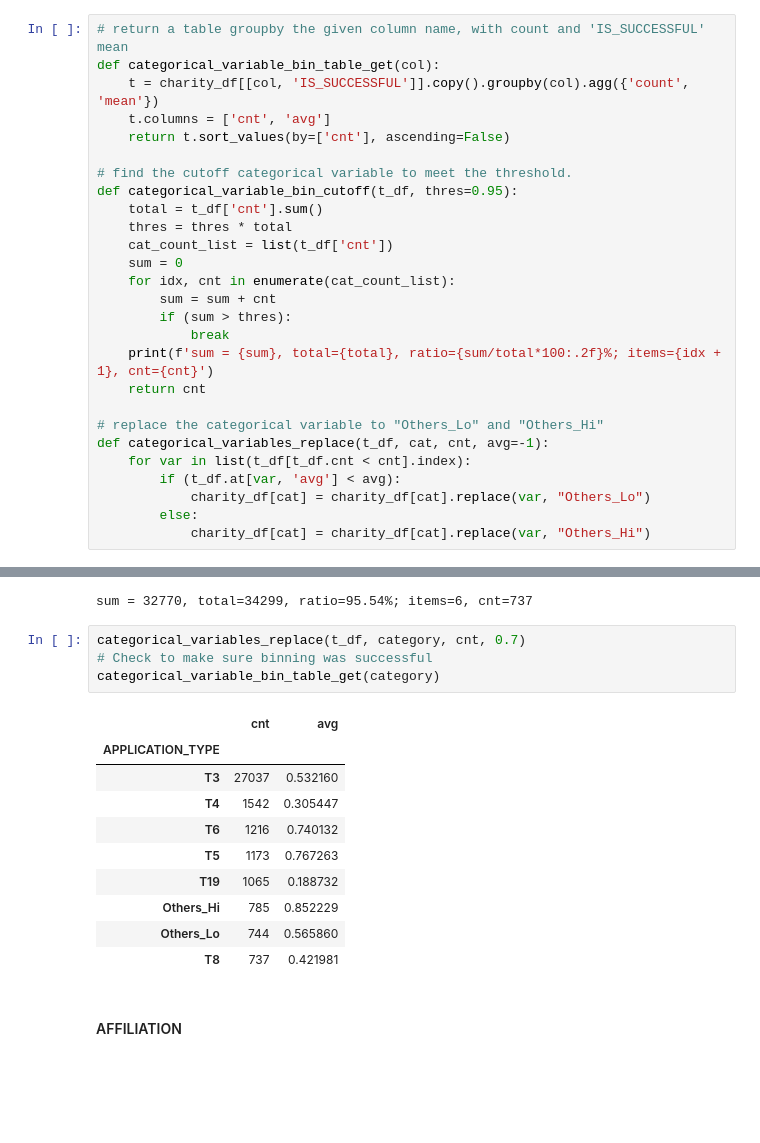
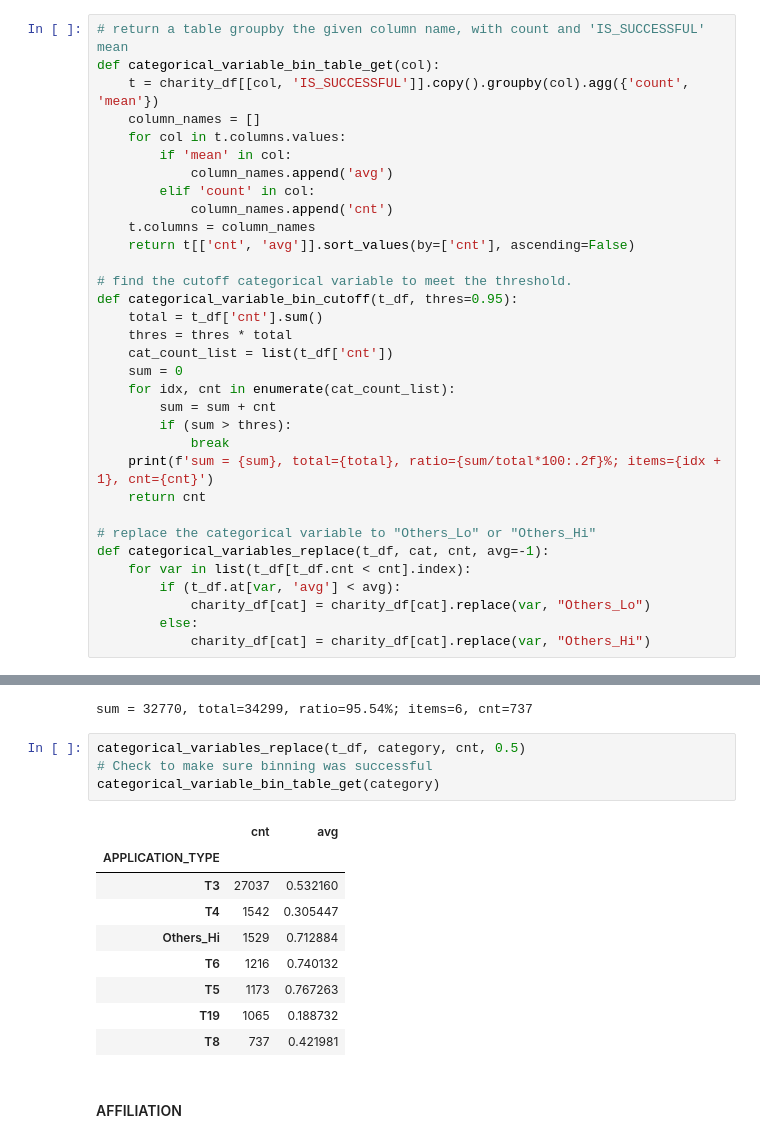
Before and after one commit to pqrt12/Neural_Networks, a Jupyter notebook: AlphabetSoupChallenge.ipynb, the cells around one changed output, grey strips where cells are left out. Cells and saved outputs as stored; diff of their text form; blank space fills up the shorter version.

```diff
--- a/AlphabetSoupChallenge.ipynb
+++ b/AlphabetSoupChallenge.ipynb
@@ -79,8 +79,14 @@ dtype: int64
 # return a table groupby the given column name, with count and 'IS_SUCCESSFUL' mean
 def categorical_variable_bin_table_get(col):
     t = charity_df[[col, 'IS_SUCCESSFUL']].copy().groupby(col).agg({'count', 'mean'})
-    t.columns = ['cnt', 'avg']
-    return t.sort_values(by=['cnt'], ascending=False)
+    column_names = []
+    for col in t.columns.values:
+        if 'mean' in col:
+            column_names.append('avg')
+        elif 'count' in col:
+            column_names.append('cnt')
+    t.columns = column_names
+    return t[['cnt', 'avg']].sort_values(by=['cnt'], ascending=False)
 
 # find the cutoff categorical variable to meet the threshold.
 def categorical_variable_bin_cutoff(t_df, thres=0.95):
@@ -95,7 +101,7 @@ def categorical_variable_bin_cutoff(t_df, thres=0.95):
     print(f'sum = {sum}, total={total}, ratio={sum/total*100:.2f}%; items={idx + 1}, cnt={cnt}')
     return cnt
 
-# replace the categorical variable to "Others_Lo" and "Others_Hi"
+# replace the categorical variable to "Others_Lo" or "Others_Hi"
 def categorical_variables_replace(t_df, cat, cnt, avg=-1):
     for var in list(t_df[t_df.cnt < cnt].index):
         if (t_df.at[var, 'avg'] < avg):
@@ -141,19 +147,18 @@ cnt = categorical_variable_bin_cutoff(t_df, 0.95)
 # %% [output]
 sum = 32770, total=34299, ratio=95.54%; items=6, cnt=737
 # %%
-categorical_variables_replace(t_df, category, cnt, 0.7)
+categorical_variables_replace(t_df, category, cnt, 0.5)
 # Check to make sure binning was successful
 categorical_variable_bin_table_get(category)
 # %% [output]
 |  | cnt | avg |
 | APPLICATION_TYPE |  |  |
 | T3 | 27037 | 0.532160 |
 | T4 | 1542 | 0.305447 |
+| Others_Hi | 1529 | 0.712884 |
 | T6 | 1216 | 0.740132 |
 | T5 | 1173 | 0.767263 |
 | T19 | 1065 | 0.188732 |
-| Others_Hi | 785 | 0.852229 |
-| Others_Lo | 744 | 0.565860 |
 | T8 | 737 | 0.421981 |
 # %% [markdown]
 #### AFFILIATION
```
Also changed, not shown: parts of 14 cells of this notebook.
